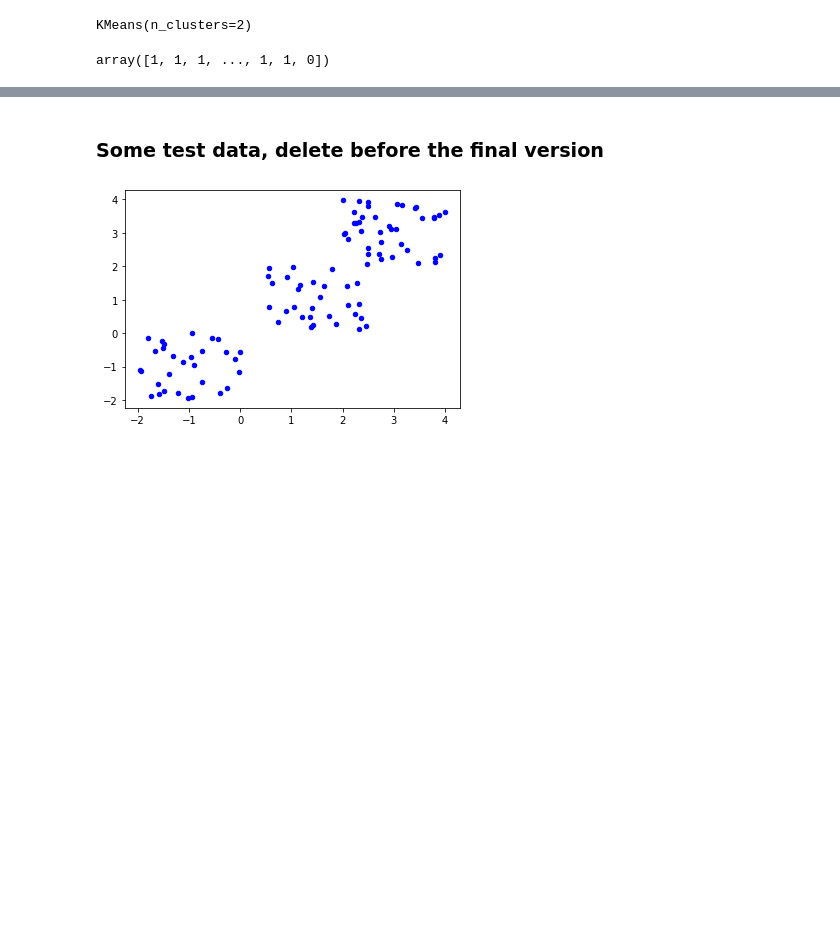
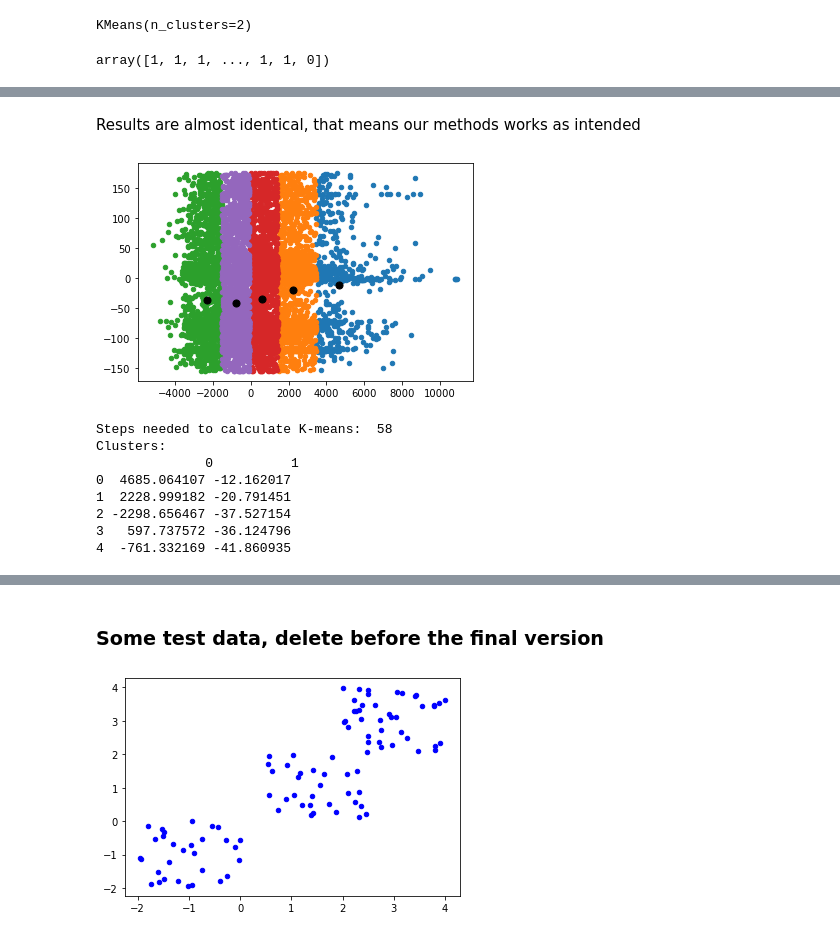
Before and after one commit to PliniLeonardo/ADM_HW4, a Jupyter notebook: Task2.ipynb, the cells around one changed output, grey strips where cells are left out. Cells and saved outputs as stored; diff of their text form; code cells hidden in the pictures; blank space fills up the shorter version.

```diff
--- a/Task2.ipynb
+++ b/Task2.ipynb
@@ -440,0 +514,14 @@ plt.show()
+# %% [markdown]
+Results are almost identical, that means our methods works as intended
+# %%
+clusters = my_Kmeans(np.array(df['audio_feature_1']), np.array(df['metadata_artist_longitude']), 5)
+# %% [output]
+[figure, added]
+Steps needed to calculate K-means:  58
+Clusters:
+              0          1
+0  4685.064107 -12.162017
+1  2228.999182 -20.791451
+2 -2298.656467 -37.527154
+3   597.737572 -36.124796
+4  -761.332169 -41.860935
```
Also changed, not shown: parts of 31 cells of this notebook.
